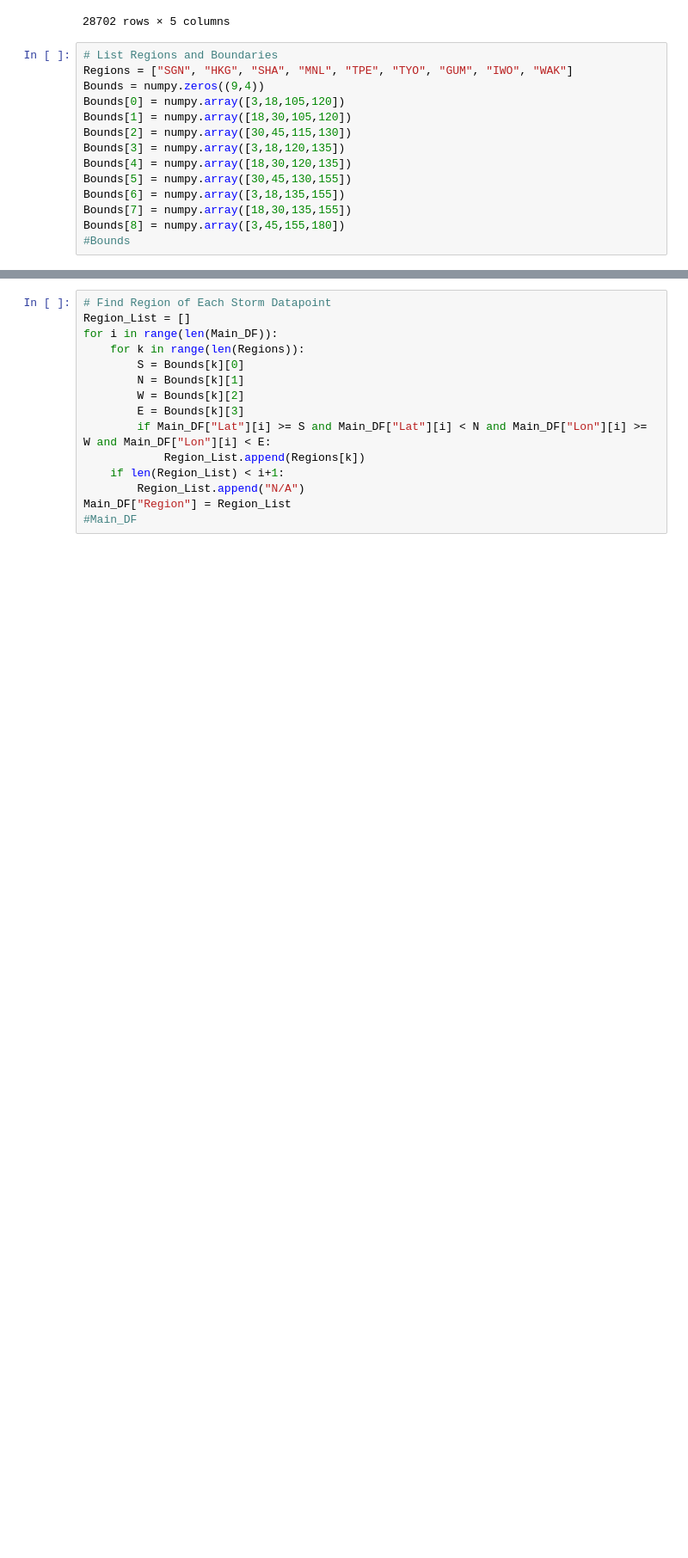
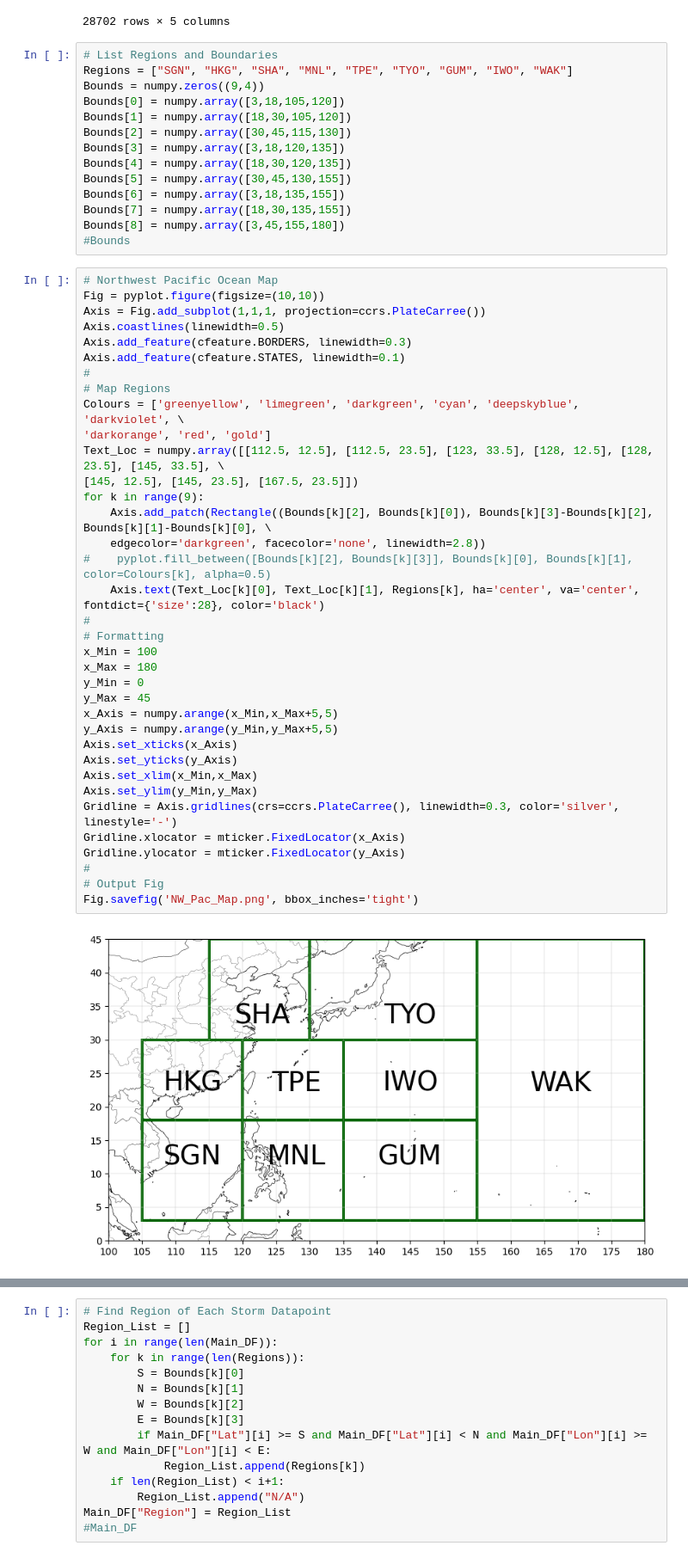
Before and after one commit to Luigi728/Penn_State_Research, a Jupyter notebook: Stats_Final_Project_Kinen_Kyle.ipynb, the cells around one changed output, grey strips where cells are left out. Shown at 86% size. Drawn from its saved outputs; the diff is of its cells as text; blank space fills up the shorter version.

```diff
--- a/Stats_Final_Project_Kinen_Kyle.ipynb
+++ b/Stats_Final_Project_Kinen_Kyle.ipynb
@@ -169,6 +170,44 @@ Bounds[6] = numpy.array([3,18,135,155])
 Bounds[7] = numpy.array([18,30,135,155])
 Bounds[8] = numpy.array([3,45,155,180])
 #Bounds
+# %%
+# Northwest Pacific Ocean Map
+Fig = pyplot.figure(figsize=(10,10))
+Axis = Fig.add_subplot(1,1,1, projection=ccrs.PlateCarree())
+Axis.coastlines(linewidth=0.5)
+Axis.add_feature(cfeature.BORDERS, linewidth=0.3)
+Axis.add_feature(cfeature.STATES, linewidth=0.1)
+#
+# Map Regions
+Colours = ['greenyellow', 'limegreen', 'darkgreen', 'cyan', 'deepskyblue', 'darkviolet', \
+'darkorange', 'red', 'gold']
+Text_Loc = numpy.array([[112.5, 12.5], [112.5, 23.5], [123, 33.5], [128, 12.5], [128, 23.5], [145, 33.5], \
+[145, 12.5], [145, 23.5], [167.5, 23.5]])
+for k in range(9):
+    Axis.add_patch(Rectangle((Bounds[k][2], Bounds[k][0]), Bounds[k][3]-Bounds[k][2], Bounds[k][1]-Bounds[k][0], \
+    edgecolor='darkgreen', facecolor='none', linewidth=2.8))
+#    pyplot.fill_between([Bounds[k][2], Bounds[k][3]], Bounds[k][0], Bounds[k][1], color=Colours[k], alpha=0.5)
+    Axis.text(Text_Loc[k][0], Text_Loc[k][1], Regions[k], ha='center', va='center', fontdict={'size':28}, color='black')
+#
+# Formatting
+x_Min = 100
+x_Max = 180
+y_Min = 0
+y_Max = 45
+x_Axis = numpy.arange(x_Min,x_Max+5,5)
+y_Axis = numpy.arange(y_Min,y_Max+5,5)
+Axis.set_xticks(x_Axis)
+Axis.set_yticks(y_Axis)
+Axis.set_xlim(x_Min,x_Max)
+Axis.set_ylim(y_Min,y_Max)
+Gridline = Axis.gridlines(crs=ccrs.PlateCarree(), linewidth=0.3, color='silver', linestyle='-')
+Gridline.xlocator = mticker.FixedLocator(x_Axis)
+Gridline.ylocator = mticker.FixedLocator(y_Axis)
+#
+# Output Fig
+Fig.savefig('NW_Pac_Map.png', bbox_inches='tight')
+# %% [output]
+[figure, added]
 # %%
 # Northwest Pacific Ocean Map
 Fig = pyplot.figure(figsize=(10,10))
```
Also changed, not shown: parts of 12 cells of this notebook.
